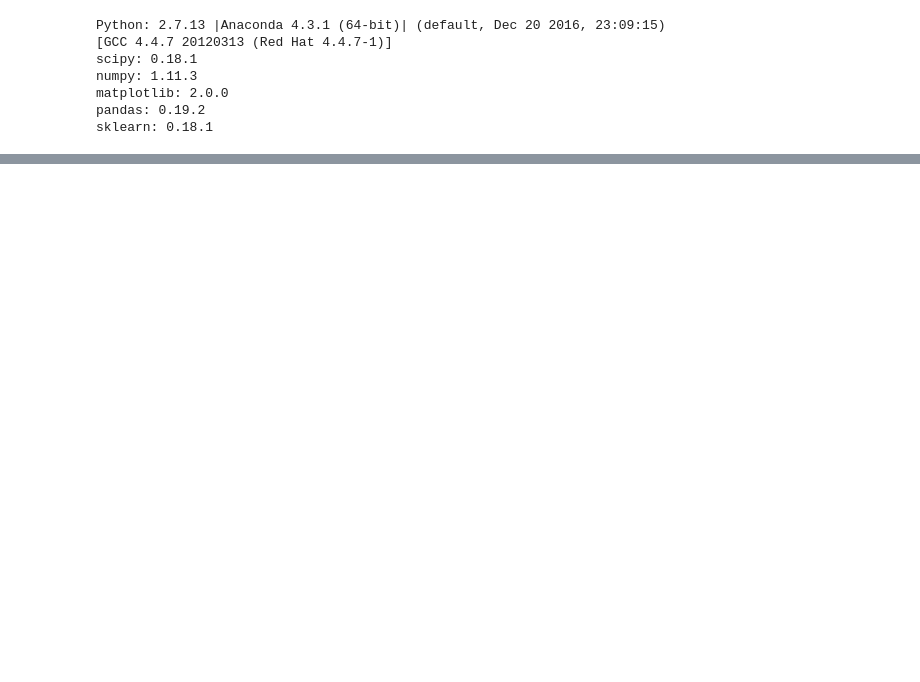
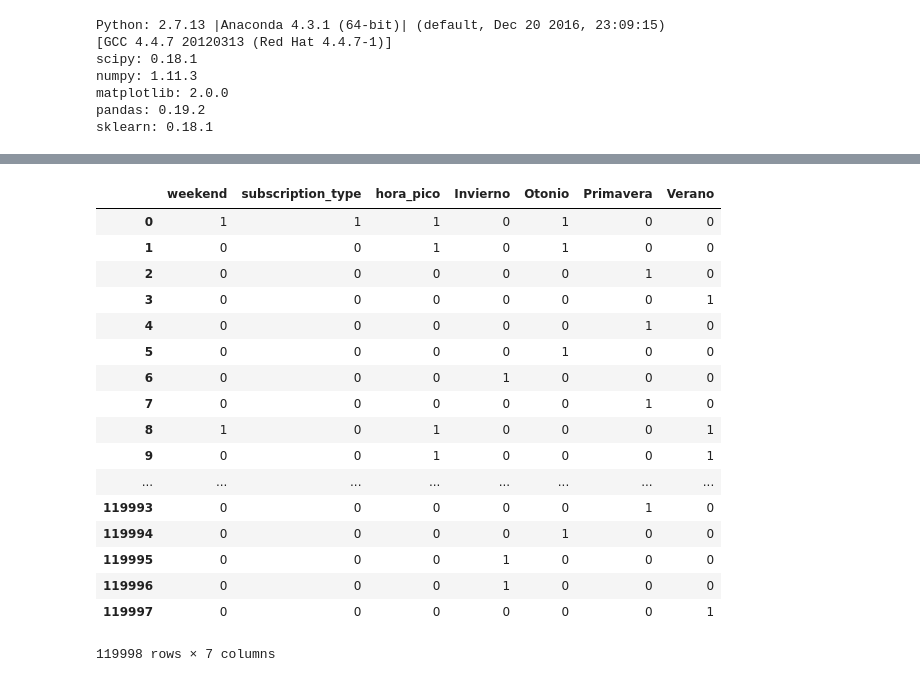
Before and after one commit to hernantain/Analisis-San-Francisco, a Jupyter notebook: machine_learning.ipynb, the cells around one changed output, grey strips where cells are left out. Cells and saved outputs as stored; diff of their text form; code cells hidden in the pictures; blank space fills up the shorter version.

```diff
--- a/machine_learning.ipynb
+++ b/machine_learning.ipynb
@@ -298,0 +361,32 @@ print("--- %s seconds ---" % (time.time() - start_time))
+# %%
+test['estacion'] = test.date.apply(lambda x: devolver_estacion(x))
+# %%
+test['hora_pico'] = test.hour_start.apply(lambda x: 1 if (((x>=0) & (x<=3) ) | ((x>=10) & (x<=16))) else 0)
+# %%
+estaciones = pd.get_dummies(test['estacion'])
+test = test.join(estaciones)
+test = test.drop('estacion',axis=1)
+test = test.drop('hour_start',axis=1)
+# %%
+test = test.loc[:,['weekend','subscription_type','hora_pico','Invierno','Otonio','Primavera','Verano']]
+# %%
+test
+# %% [output]
+|  | weekend | subscription_type | hora_pico | Invierno | Otonio | Primavera | Verano |
+| 0 | 1 | 1 | 1 | 0 | 1 | 0 | 0 |
+| 1 | 0 | 0 | 1 | 0 | 1 | 0 | 0 |
+| 2 | 0 | 0 | 0 | 0 | 0 | 1 | 0 |
+| 3 | 0 | 0 | 0 | 0 | 0 | 0 | 1 |
+| 4 | 0 | 0 | 0 | 0 | 0 | 1 | 0 |
+| 5 | 0 | 0 | 0 | 0 | 1 | 0 | 0 |
+| 6 | 0 | 0 | 0 | 1 | 0 | 0 | 0 |
+| 7 | 0 | 0 | 0 | 0 | 0 | 1 | 0 |
+| 8 | 1 | 0 | 1 | 0 | 0 | 0 | 1 |
+| 9 | 0 | 0 | 1 | 0 | 0 | 0 | 1 |
+| ... | ... | ... | ... | ... | ... | ... | ... |
+| 119993 | 0 | 0 | 0 | 0 | 0 | 1 | 0 |
+| 119994 | 0 | 0 | 0 | 0 | 1 | 0 | 0 |
+| 119995 | 0 | 0 | 0 | 1 | 0 | 0 | 0 |
+| 119996 | 0 | 0 | 0 | 1 | 0 | 0 | 0 |
+| 119997 | 0 | 0 | 0 | 0 | 0 | 0 | 1 |
+119998 rows × 7 columns
```
Also changed, not shown: parts of 54 cells of this notebook, 1 other file.
